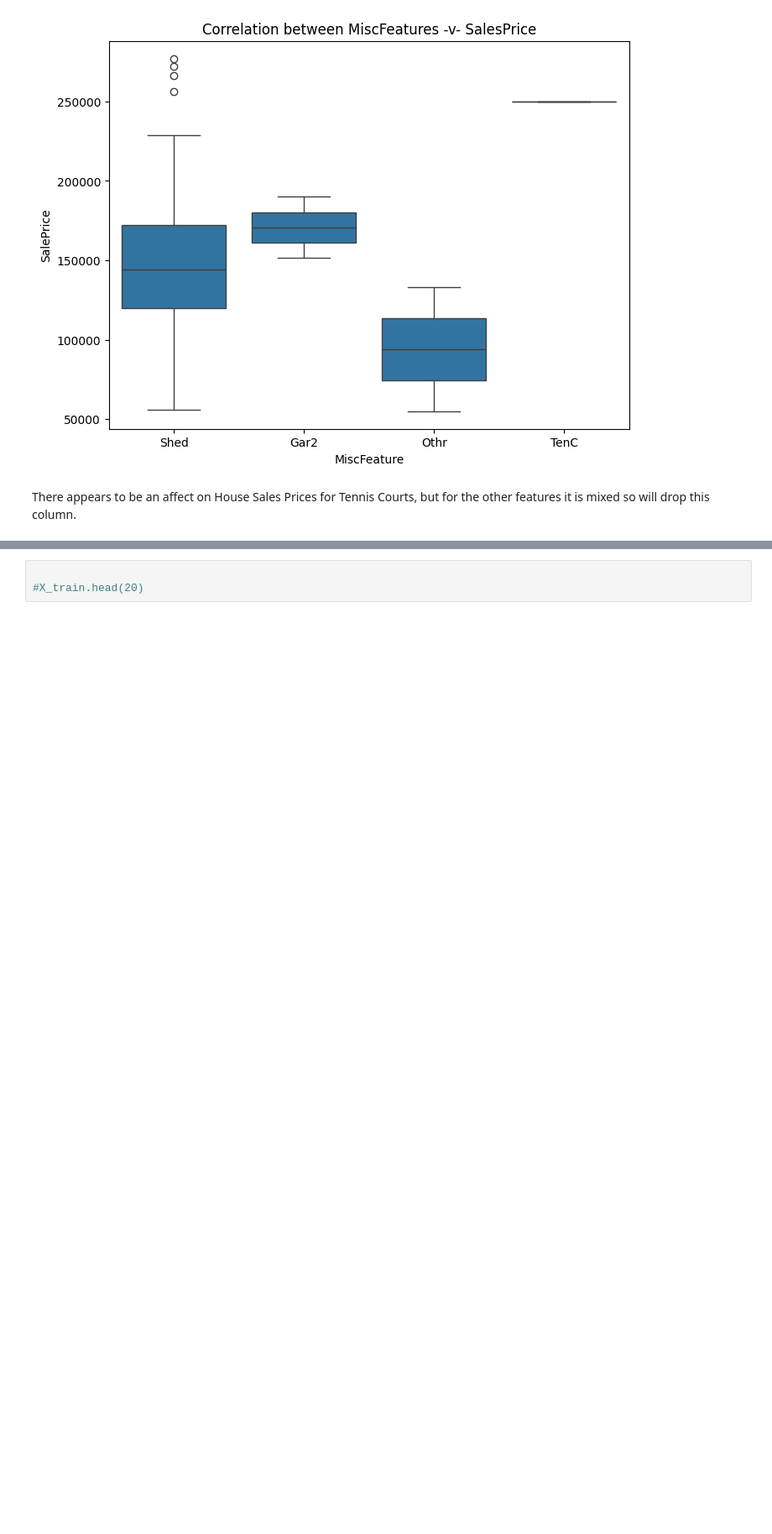
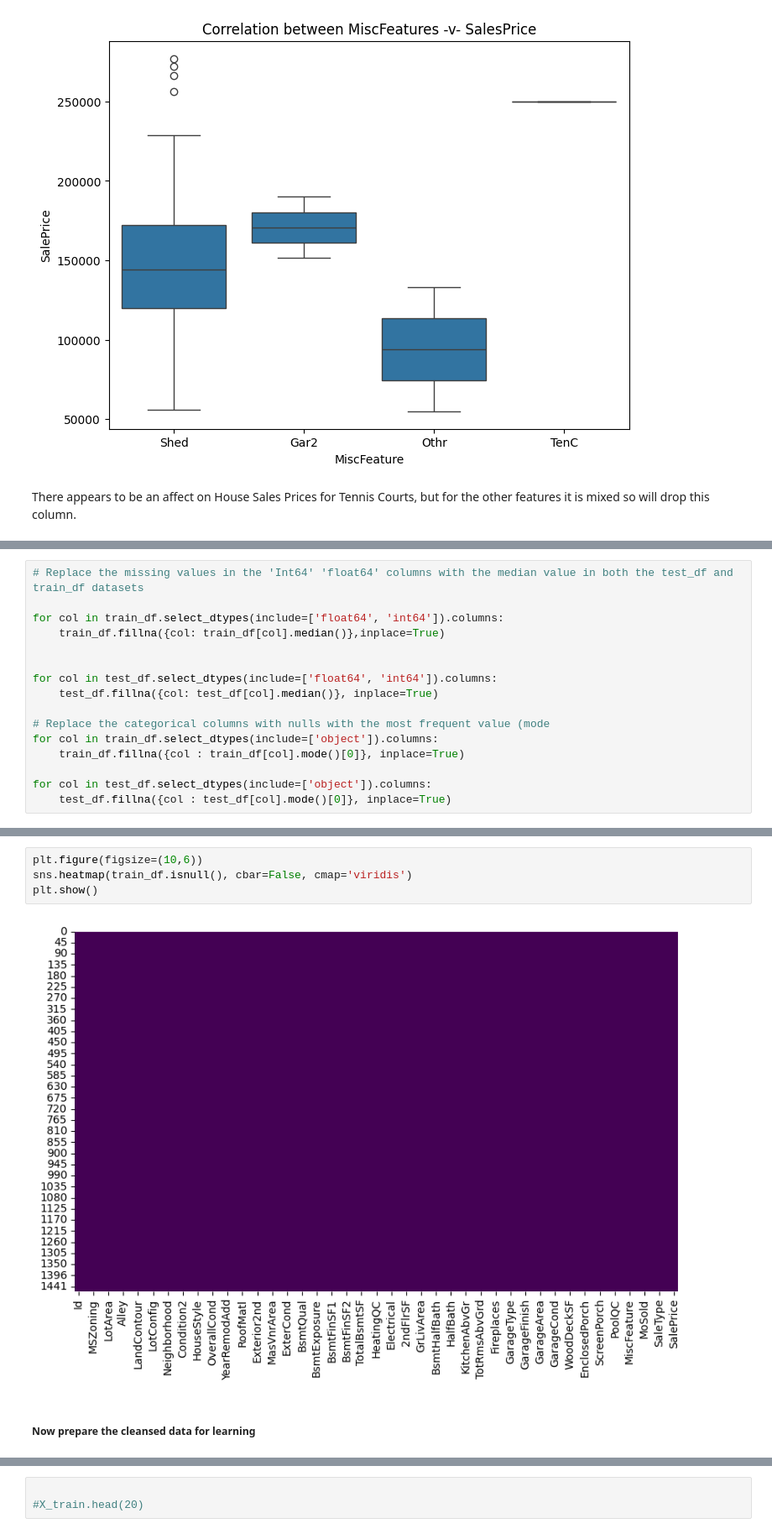
Before and after one commit to hirstarh/Machine-Learning, a Jupyter notebook: HousePrices/HousePrice_Predictor.ipynb, the cells around one changed output, grey strips where cells are left out. Shown: that part at 84% size. Drawn from its saved outputs; the diff is of its cells as text; blank space fills up the shorter version.

```diff
--- a/HousePrices/HousePrice_Predictor.ipynb
+++ b/HousePrices/HousePrice_Predictor.ipynb
@@ -304,0 +241,16 @@ dtype: int64
+# %%
+# Replace the missing values in the 'Int64' 'float64' columns with the median value in both the test_df and train_df datasets
+
+for col in train_df.select_dtypes(include=['float64', 'int64']).columns:
+    train_df.fillna({col: train_df[col].median()},inplace=True)
+
+
+for col in test_df.select_dtypes(include=['float64', 'int64']).columns:
+    test_df.fillna({col: test_df[col].median()}, inplace=True)
+
+# Replace the categorical columns with nulls with the most frequent value (mode
+for col in train_df.select_dtypes(include=['object']).columns:
+    train_df.fillna({col : train_df[col].mode()[0]}, inplace=True)
+
+for col in test_df.select_dtypes(include=['object']).columns:
+    test_df.fillna({col : test_df[col].mode()[0]}, inplace=True)
@@ -305,2 +277,10 @@ dtype: int64
+# %%
+plt.figure(figsize=(10,6))
+sns.heatmap(train_df.isnull(), cbar=False, cmap='viridis')
+plt.show()
+# %% [output]
+[figure, added]
+# %% [markdown]
+##### Now prepare the cleansed data for learning
 # %%
 train_df['SalePrice'] = np.log1p(train_df['SalePrice'])
```
Also changed, not shown: parts of 36 cells of this notebook, 4 other files.
